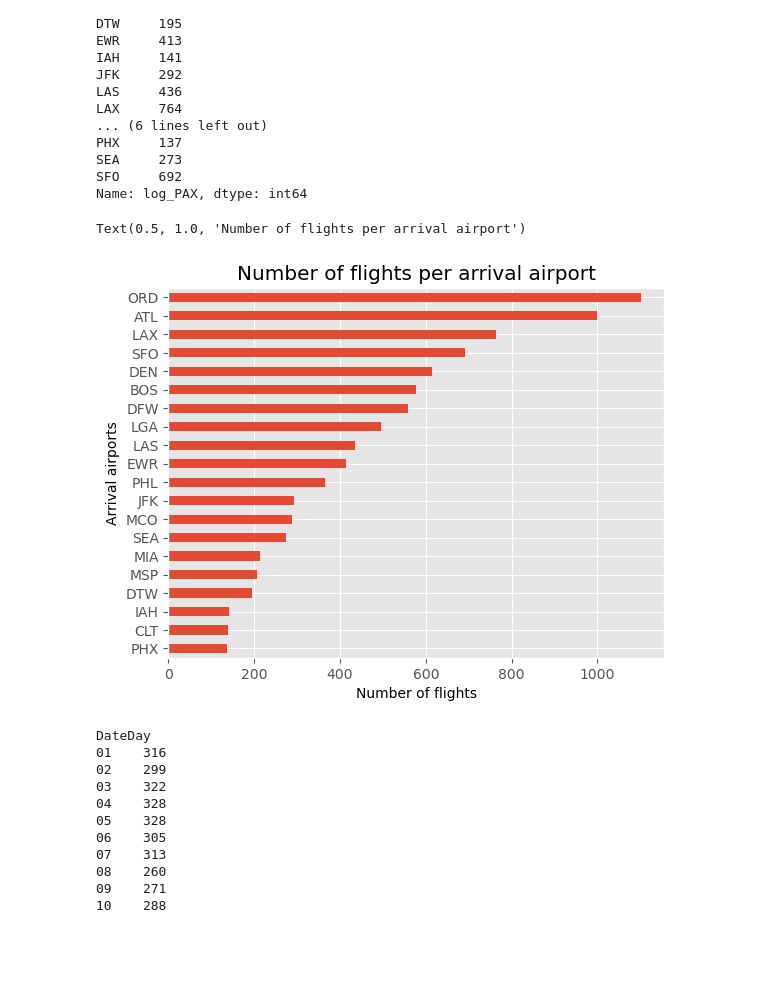
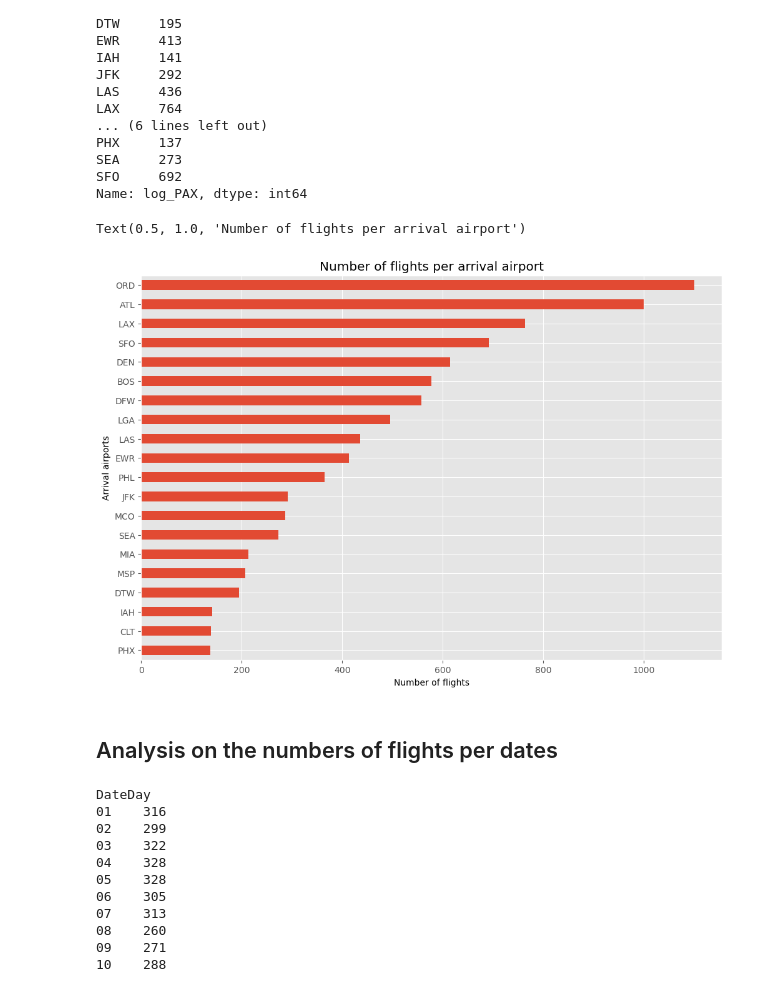
Before and after one commit to anchuot456/Hackathon, a Jupyter notebook: eda.ipynb, the cells around one changed output. Saved outputs shown, nothing was run; the diff lists cells and outputs as text; code cells hidden in the pictures; blank space fills up the shorter version.

```diff
--- a/eda.ipynb
+++ b/eda.ipynb
@@ -116,13 +135,16 @@ SEA     273
 SFO     692
 Name: log_PAX, dtype: int64
 # %%
+plt.figure(figsize=(12, 8))
 arr_count.sort_values(ascending=True).plot(kind='barh')
 plt.xlabel("Number of flights")
 plt.ylabel("Arrival airports")
 plt.title("Number of flights per arrival airport")
 # %% [output]
 Text(0.5, 1.0, 'Number of flights per arrival airport')
-[figure, old version]
+[figure, new version]
+# %% [markdown]
+## Analysis on the numbers of flights per dates
 # %%
 day_f_count = data.groupby("DateDay").log_PAX.count()
 day_f_count
```
Also changed, not shown: parts of 18 cells of this notebook.
